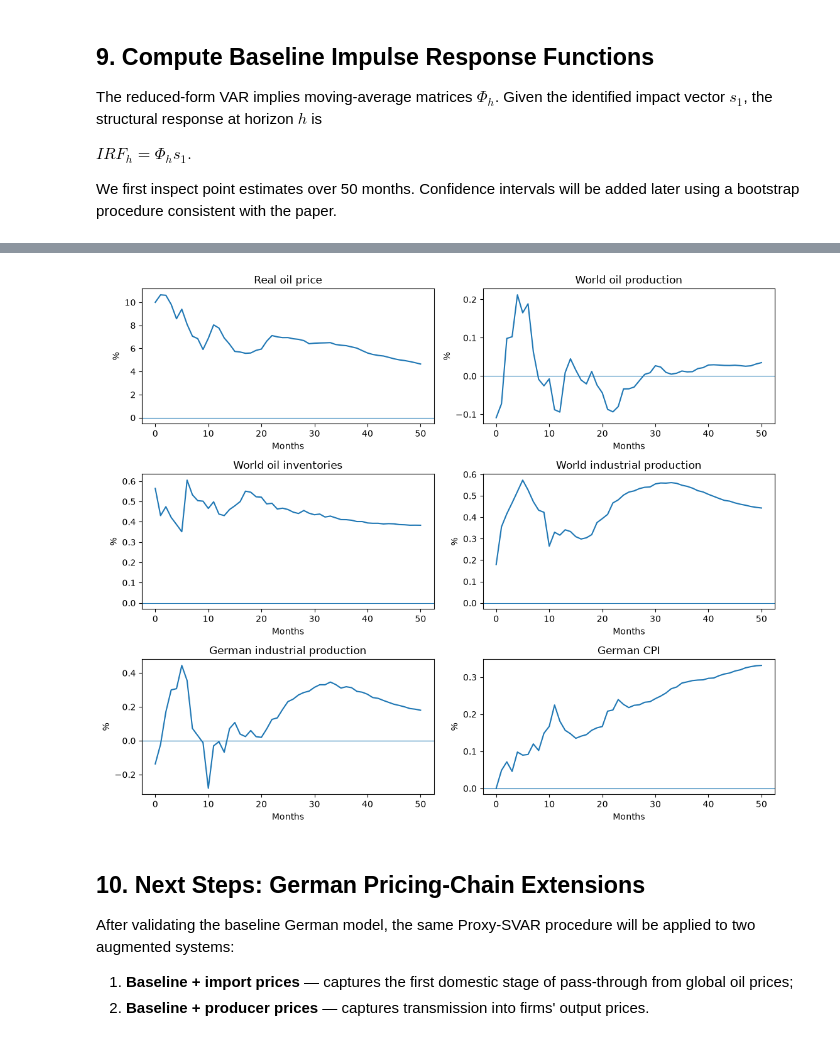
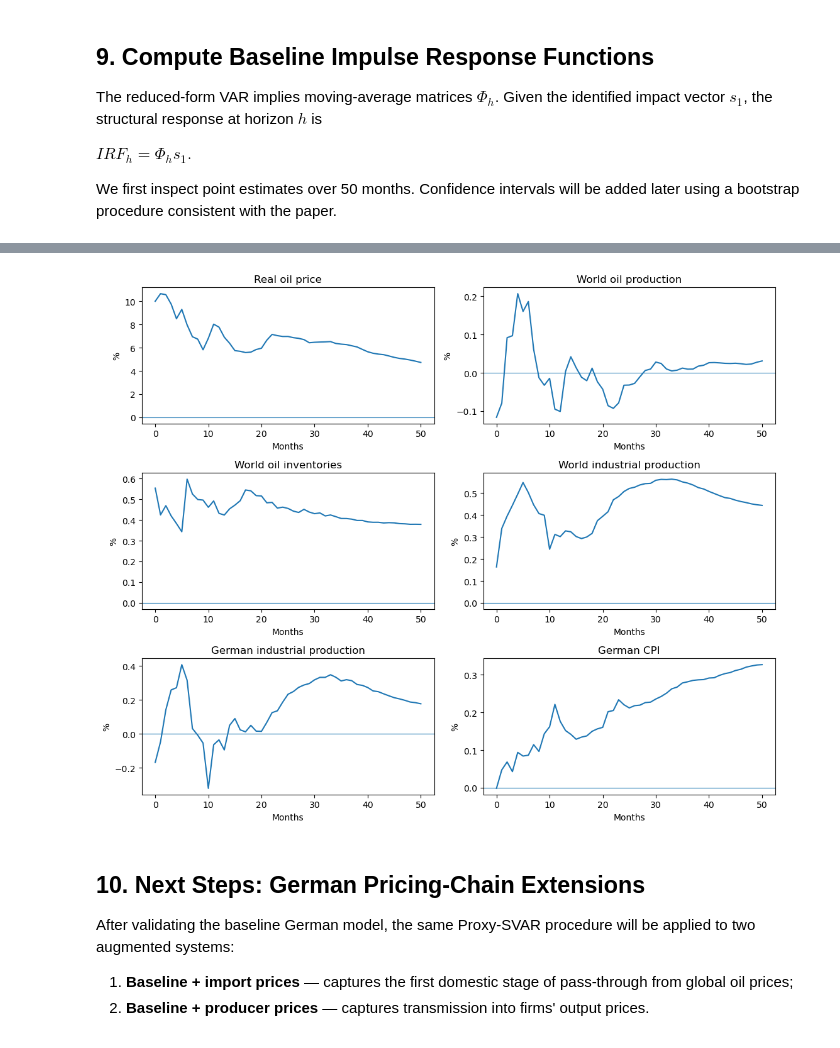
Before and after one commit to sedovanastasiia/macro_II_project, a Jupyter notebook: Yashna's Code/Code_Instrument_Replication.ipynb, the cells around one changed output, grey strips where cells are left out. Drawn from its saved outputs; the diff is of its cells as text; code cells hidden in the pictures.

```diff
--- a/Yashna's Code/Code_Instrument_Replication.ipynb
+++ b/Yashna's Code/Code_Instrument_Replication.ipynb
@@ -35,6 +35,7 @@ import statsmodels.api as sm
 PROJECT_DIR = Path.cwd()
 DATA_DIR = PROJECT_DIR / "Data for Replication"
 DATA_DIR_G = PROJECT_DIR / "Data Germany"
+OUTPUT_DIR = PROJECT_DIR / "output"
 
 # Daily oil futures prices (WTI and Brent): sourced from Känzig
 FUTURES_FILE = DATA_DIR / "Oilfutures.xlsx"
@@ -3055,0 +3076,12 @@ Non-zero proxy months: 101
+# %%
+brent_proxy_rep = (
+    brent_monthly_shocks
+    .rename(
+        columns={
+            "Month": "date",
+            "OilSupplyNews": "proxy"
+        }
+    )
+    [["date", "proxy"]]
+    .copy()
+)
@@ -3061,7 +3102,7 @@ Proxy-SVAR identification uses the covariance between the external instrument an
 proxy_sample = (
     u
     .merge(
-        brent_proxy[["date", "proxy"]],
+        brent_proxy_rep[["date", "proxy"]],
         on="date",
         how="inner"
     )
@@ -3211,27 +3252,32 @@ display(irf_baseline.head())
 # %%
 titles = {
     "world_oil_price": "Real oil price",
     "world_prod": "World oil production",
     "world_inv": "World oil inventories",
     "world_ip": "World industrial production",
     "ip_de": "German industrial production",
     "cpi_de": "German CPI"
 }
 
 fig, axes = plt.subplots(3, 2, figsize=(11, 9))
 axes = axes.flatten()
 
 for ax, col in zip(axes, baseline_cols):
     ax.plot(irf_baseline["horizon"], irf_baseline[col])
     ax.axhline(0, linewidth=0.8)
     ax.set_title(titles[col])
     ax.set_xlabel("Months")
     ax.set_ylabel("%")
 
 plt.tight_layout()
+fig.savefig(
+    OUTPUT_DIR / "german_irf_cpi.png",
+    dpi=300,
+    bbox_inches="tight"
+)
 plt.show()
 # %% [output]
-[figure, old version]
+[figure, new version]
 # %% [markdown]
 ## **10. Next Steps: German Pricing-Chain Extensions**
 
```
Also changed, not shown: parts of 42 cells of this notebook, 8 other files.
